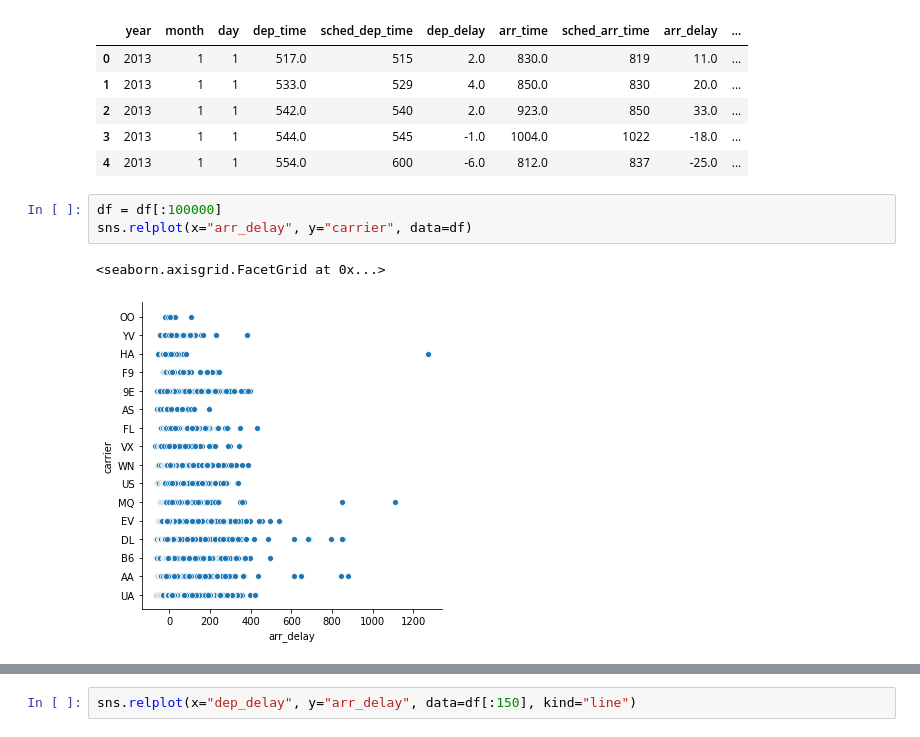
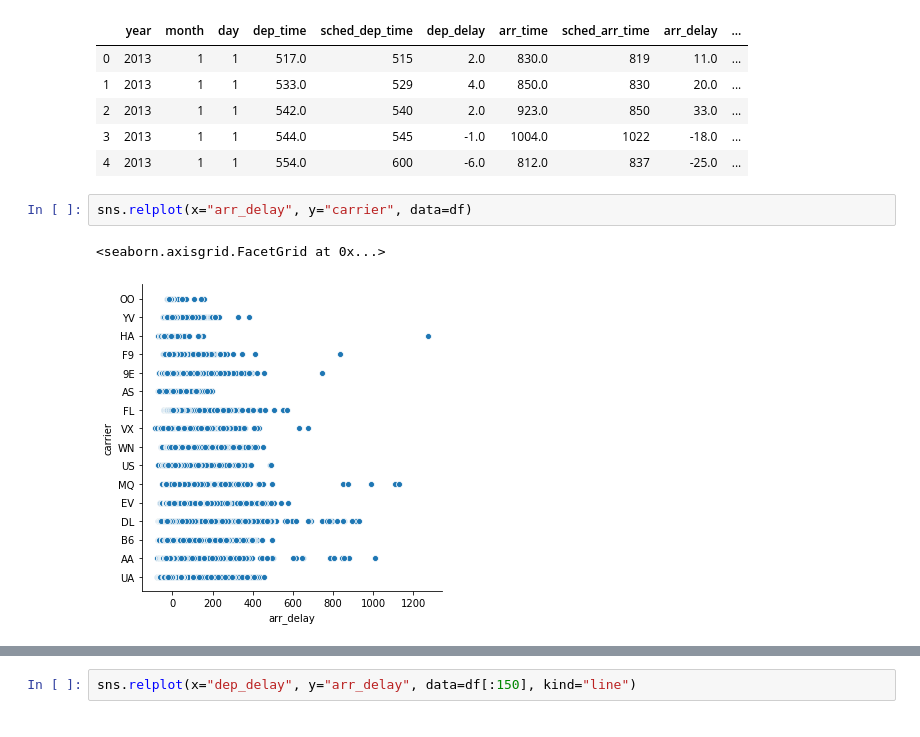
Before and after one commit to MassStreetDataSchool/python-for-data-analysis, a Jupyter notebook: 03 Visualizing Data/Seaborn.ipynb, the cells around one changed output, grey strips where cells are left out. Saved outputs shown, nothing was run; the diff lists cells and outputs as text.

```diff
--- a/03 Visualizing Data/Seaborn.ipynb
+++ b/03 Visualizing Data/Seaborn.ipynb
@@ -14,8 +17,7 @@ df.head()
 | 3 | 2013 | 1 | 1 | 544.0 | 545 | -1.0 | 1004.0 | 1022 | -18.0 | ... |
 | 4 | 2013 | 1 | 1 | 554.0 | 600 | -6.0 | 812.0 | 837 | -25.0 | ... |
 # %%
-df = df[:100000]
 sns.relplot(x="arr_delay", y="carrier", data=df)
 # %% [output]
 <seaborn.axisgrid.FacetGrid at 0x...>
-[figure, old version]
+[figure, new version]
```
Also changed, not shown: parts of 5 cells of this notebook.
